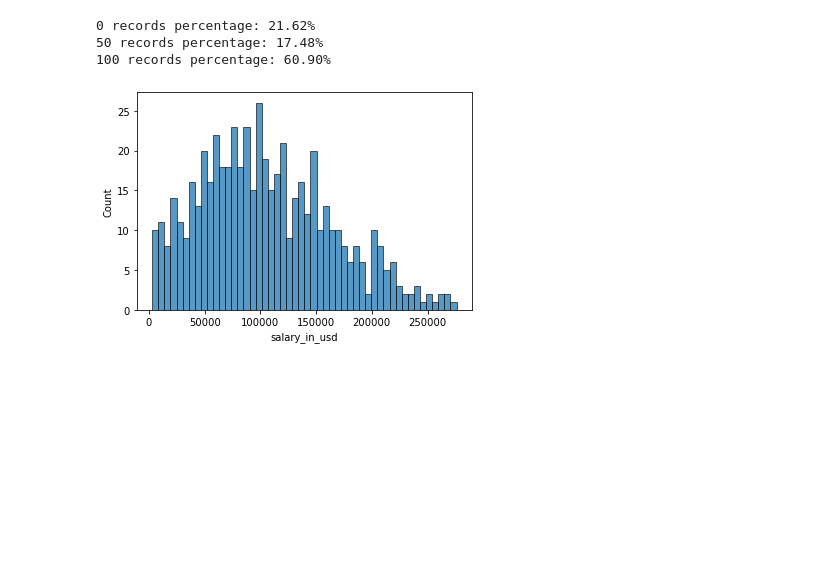
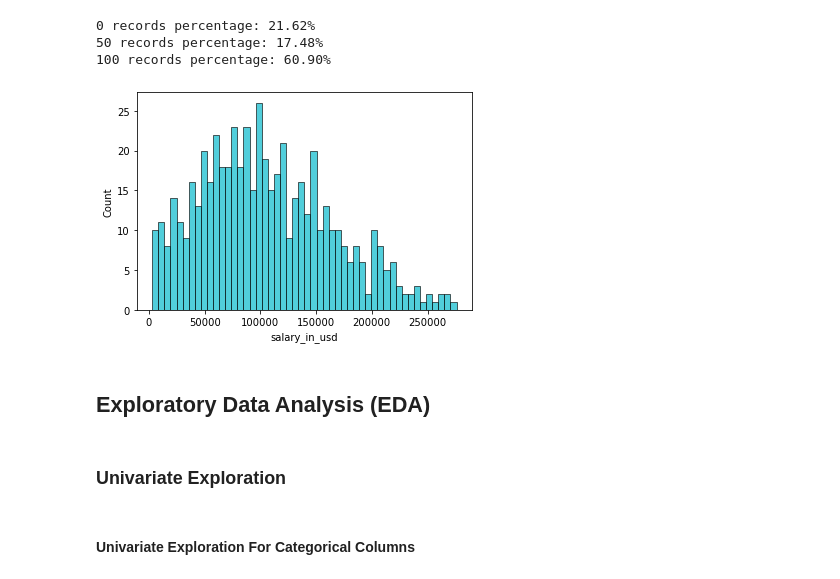
Before and after one commit to Moaaz-Mahmoud/Data-Science-Salaries-Analysis, a Jupyter notebook: notebook.ipynb, the cells around one changed output. Saved outputs shown, nothing was run; the diff lists cells and outputs as text; code cells hidden in the pictures; blank space fills up the shorter version.

Commit message:
performed univariate and bivariate EDA (squashed accidentally)

```diff
--- a/notebook.ipynb
+++ b/notebook.ipynb
@@ -146,6 +146,8 @@ view_percentages(df, 'remote_ratio')
 0 records percentage: 21.42%
 50 records percentage: 17.35%
 100 records percentage: 61.24%
+# %%
+default_color = sns.color_palette()[9]
 # %%
 print(df['salary_in_usd'].describe())
 plt.figure(figsize=(6, 4))
@@ -238,6 +240,12 @@ view_percentages(df, 'remote_ratio')
 # %%
 df = df[df['salary_in_usd'] < 300000]
 plt.figure(figsize=(6, 4))
-g = sns.histplot(data=df, x='salary_in_usd', bins=50)
+sns.histplot(data=df, x='salary_in_usd', bins=50, color=default_color);
 # %% [output]
-[figure, old version]
+[figure, new version]
+# %% [markdown]
+## Exploratory Data Analysis (EDA)
+# %% [markdown]
+### Univariate Exploration
+# %% [markdown]
+#### Univariate Exploration For Categorical Columns
```
Also changed, not shown: parts of 20 cells of this notebook, 1 other file.
